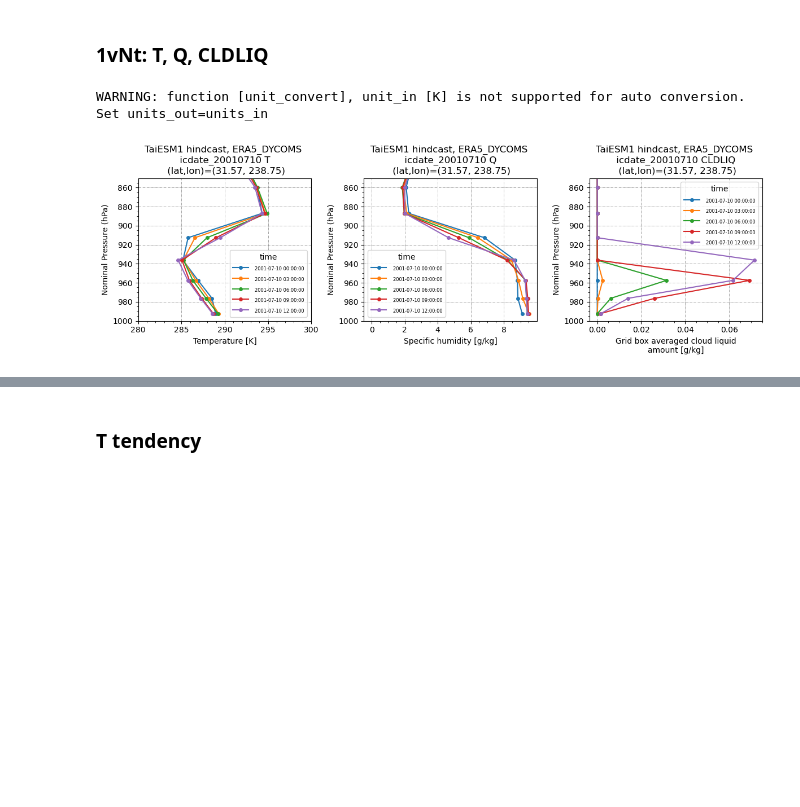
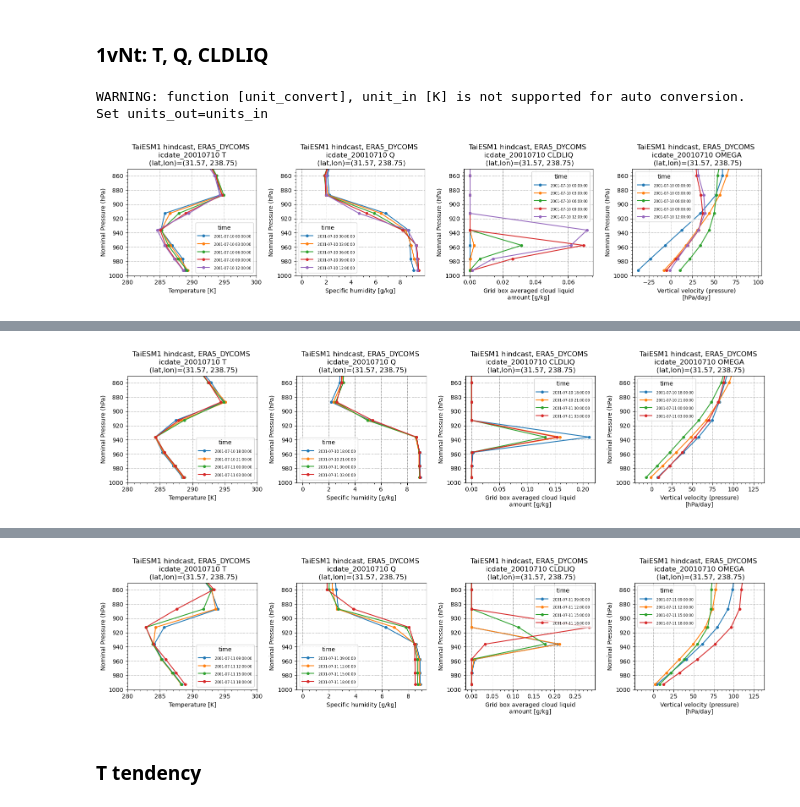
Before and after one commit to yihsuanchen/TaiESM1_Sc_diag, a Jupyter notebook: hindcast/plot/plot-profile-hindcast_latlon.ipynb, the cells around one changed output, grey strips where cells are left out. Saved outputs shown, nothing was run; the diff lists cells and outputs as text; code cells hidden in the pictures; blank space fills up the shorter version.

```diff
--- a/hindcast/plot/plot-profile-hindcast_latlon.ipynb
+++ b/hindcast/plot/plot-profile-hindcast_latlon.ipynb
@@ -478,15 +482,20 @@ lat_index, lon_index = get_lat_lon_indexes(ds_state, lat, lon)
 # %%
 ttend_min=-100 ; ttend_max=300
 tmin=280 ; tmax=300
 
 xlim_custom = {
     "T": [tmin,tmax], "TBP": [tmin,tmax],  "TAP": [tmin,tmax],
     "TTEND_TOT": [ttend_min, ttend_max], "MACPDT": [ttend_min, ttend_max], "MPDT": [ttend_min, ttend_max], "DTCORE": [ttend_min, ttend_max],
 
 }
-tt1=0
-tt2=5
-plot_scm_profiles_1vNt(ds_state, ['T', 'Q', 'CLDLIQ'], tt1=tt1, tt2=tt2, jj=lat_index, ii=lon_index, xlim=xlim_custom, title=title)
+tt1=0 ; tt2=5
+plot_scm_profiles_1vNt(ds_state, ['T', 'Q', 'CLDLIQ', "OMEGA"], tt1=tt1, tt2=tt2, jj=lat_index, ii=lon_index, xlim=xlim_custom, title=title)
+
+tt1=6 ; tt2=10
+plot_scm_profiles_1vNt(ds_state, ['T', 'Q', 'CLDLIQ', "OMEGA"], tt1=tt1, tt2=tt2, jj=lat_index, ii=lon_index, xlim=xlim_custom, title=title)
+
+tt1=11 ; tt2=15
+plot_scm_profiles_1vNt(ds_state, ['T', 'Q', 'CLDLIQ', "OMEGA"], tt1=tt1, tt2=tt2, jj=lat_index, ii=lon_index, xlim=xlim_custom, title=title)
 # %% [output]
 WARNING: function [unit_convert], unit_in [K] is not supported for auto conversion. Set units_out=units_in
-[figure, old version]
+[figure, new version]
@@ -492,0 +503 @@ WARNING: function [unit_convert], unit_in [K] is not supported for auto conversi
+[figure, added]
@@ -493,3 +505,4 @@ WARNING: function [unit_convert], unit_in [K] is not supported for auto conversi
+[figure, added]
 # %% [markdown]
 ### T tendency
 # %%
```
Also changed, not shown: parts of 5 cells of this notebook.
